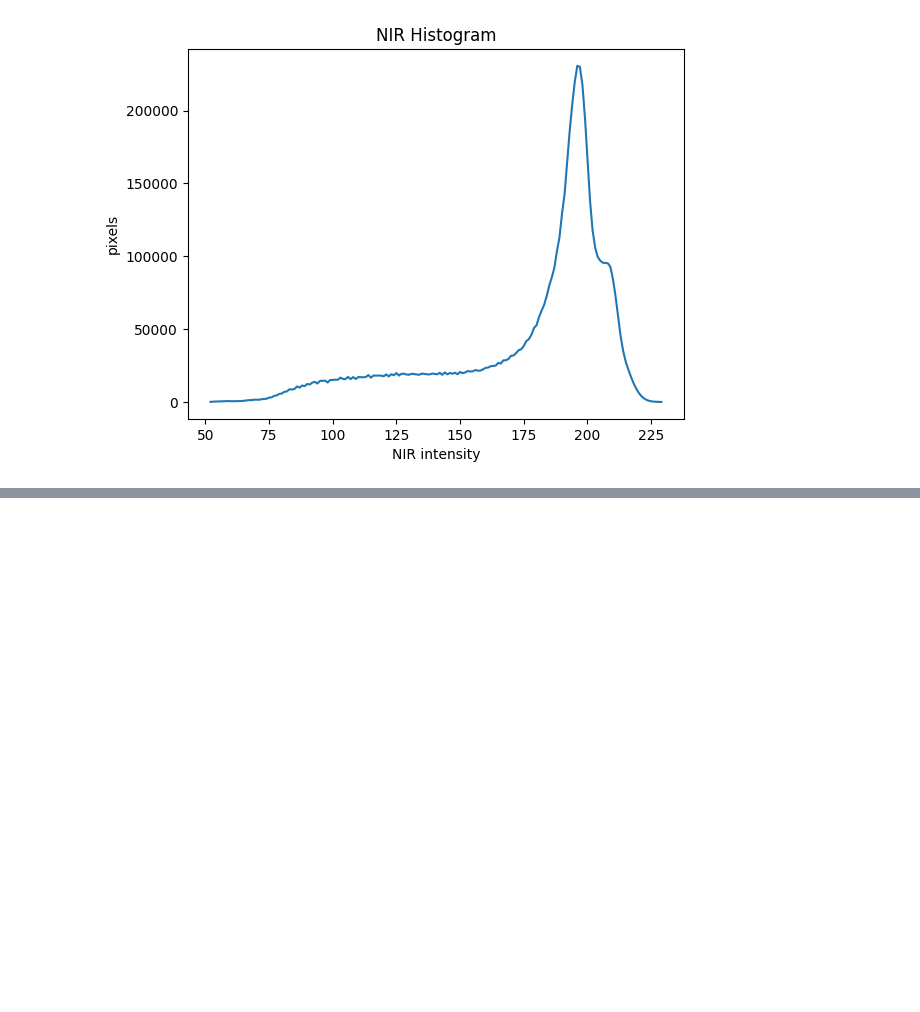
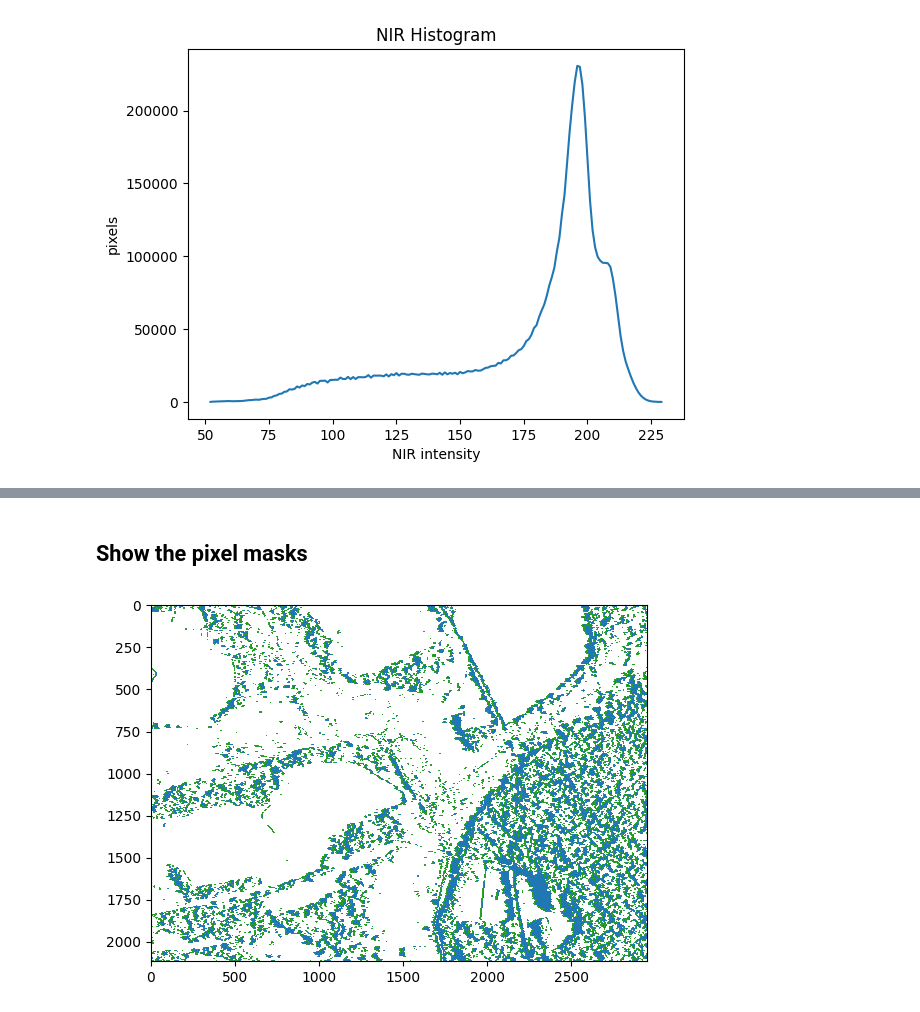
Before and after one commit to mrahnis/nb-vegetation, a Jupyter notebook: Step-02-Veggie-Shadows.ipynb, the cells around one changed output, grey strips where cells are left out. Saved outputs shown, nothing was run; the diff lists cells and outputs as text; code cells hidden in the pictures; blank space fills up the shorter version.

Commit message:
Improve shadow and sunlit selection

```diff
--- a/Step-02-Veggie-Shadows.ipynb
+++ b/Step-02-Veggie-Shadows.ipynb
@@ -90,15 +73,14 @@ plt.show()
 # %%
-# Make a mask for the adjacent areas.
 _sunlit = np.zeros_like(shade)
 
-# produces same number pixels either way
-for i in np.arange(3,18):
-    #_sunlit = np.maximum(_sunlit, (np.roll(shade, -i, axis=1) ^ np.roll(shade, i, axis=0) ^ np.roll(shade, -i, axis=0)))
-    _sunlit += (np.roll(shade, -i, axis=1) ^ np.roll(shade, i, axis=0) ^ np.roll(shade, -i, axis=0))
+# roll west, south, north to capture the shadow direction
+for i in np.arange(1, 9):
+    # produces same number pixels either way
+    # _sunlit = np.maximum(_sunlit, (np.roll(shade, -i, axis=1) ^ np.roll(shade, i, axis=0) ^ np.roll(shade, -i, axis=0)))
+    # _sunlit += (np.roll(shade, -i, axis=1) ^ np.roll(shade, i, axis=0) ^ np.roll(shade, -i, axis=0))
+    _sunlit += (np.roll(shade, -i, axis=1))
 
-sunlit = (_sunlit & ~shade & ~(rgb[3,:,:] < 170))
+_sunlit += np.roll(_sunlit, 1, axis=0)
+_sunlit += np.roll(_sunlit, -1, axis=0)
 
-fig, ax = plt.subplots(1, 1)
-ax.imshow(sunlit, cmap='gray_r', interpolation='none')
-
-plt.show()
+sunlit = (_sunlit & ~shade & ~(rgb[3,:,:] < 120))
@@ -113,3 +93,19 @@ sunlit pixels: 1372784
+# %% [markdown]
+## Show the pixel masks
+# %%
+masks = np.zeros_like(shade)
+masks = np.where(sunlit, 2, shade)
+
+# 0 = unsampled, 1 = shade, 2 = sunlit
+tab10 = colormaps['tab10']
+cmap = colors.ListedColormap(["white", tab10(0.0), tab10(0.2)])
+
+fig, ax = plt.subplots(1, 1)
+ax.imshow(masks, cmap=cmap, interpolation='none')
+
+plt.show()
+# %% [output]
+[figure, added]
 # %%
 # Write out the shadow mask and sun mask
 out_shade = './results/shadow_mask.tif'
```
Also changed, not shown: parts of 7 cells of this notebook.
